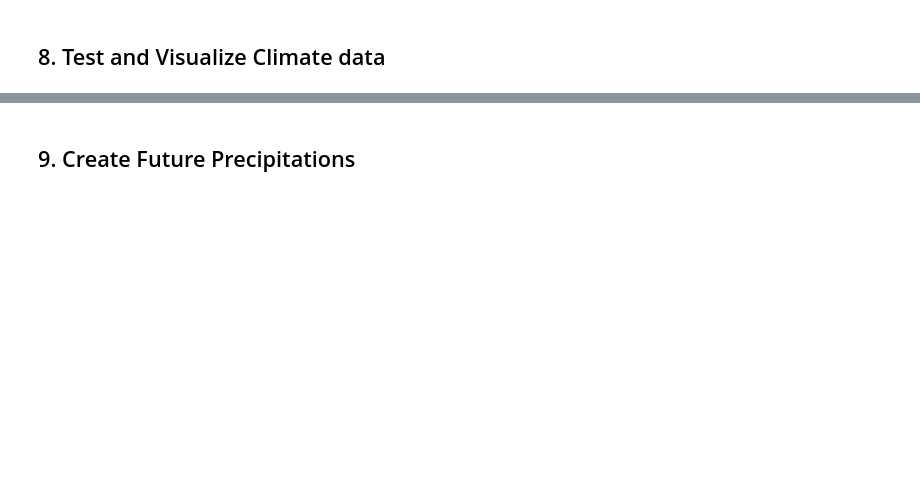
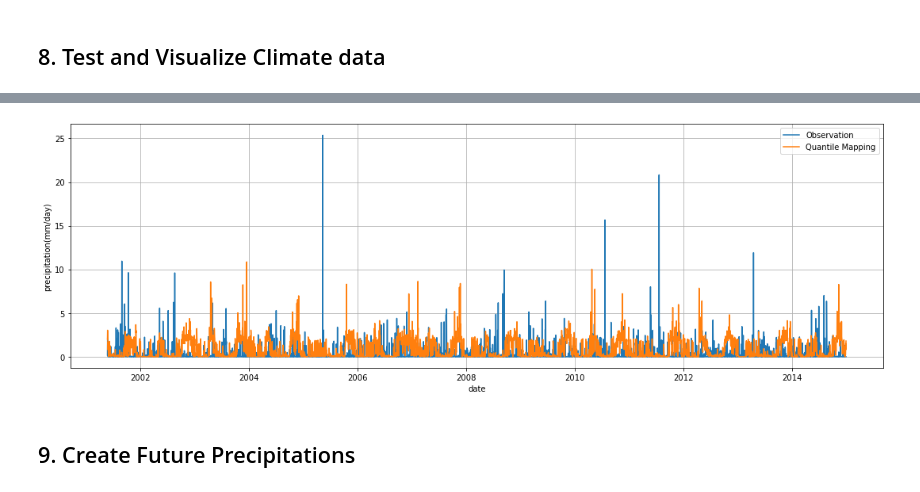
Before and after one commit to DavidChoi76/CCdownscaling, a Jupyter notebook: example/2_application_of _downscaling_methods_using_climate_data (Uganda).ipynb, the cells around one changed output, grey strips where cells are left out. Cells and saved outputs as stored; diff of their text form; code cells hidden in the pictures; blank space fills up the shorter version.

```diff
--- a/example/2_application_of _downscaling_methods_using_climate_data (Uganda).ipynb
+++ b/example/2_application_of _downscaling_methods_using_climate_data (Uganda).ipynb
@@ -134,8 +309,8 @@ linear = sklearn.linear_model.LinearRegression()
 ## 7. Train Climate Data
 # %%
 # train
-som.fit(training_data, train_hist, seed=1)
+#som.fit(training_data, train_hist, seed=1)
 random_forest.fit(training_data, train_hist)
 rf_two_part.fit(training_data, train_hist)
 linear.fit(training_data, train_hist)
-qmap.fit(rean_precip_train, train_hist)
+qmap.fit(training_data, train_hist)
@@ -147,8 +326,7 @@ from sklearn.metrics import mean_absolute_error
 from sklearn.metrics import r2_score
 # %%
 # generate outputs from the test data
-som_output = som.predict(test_data)
+#som_output = som.predict(test_data)
 random_forest_output = random_forest.predict(test_data)
 rf_two_part_output = rf_two_part.predict(test_data)
-linear_output = linear.predict(test_data)
-qmap_output = qmap.predict(rean_precip_test)
+qmap_output = qmap.predict(test_data)
@@ -180,3 +379,14 @@ mse, mae, r2
+# %%
+fig, ax = plt.subplots(1, 1, figsize=(15,5))
+ax.plot(total_data["date"][train_split:].values, test_hist, total_data["date"][train_split:].values, qmap_output)
+ax.set_xlabel('date')
+ax.set_ylabel('precipitation(mm/day)')
+ax.grid(True)
+ax.legend(['Observation', 'Quantile Mapping'])
+fig.tight_layout()
+plt.show()
+# %% [output]
+[figure, added]
 # %% [markdown]
 ## 9. Create Future Precipitations
 # %%
```
Also changed, not shown: parts of 61 cells of this notebook, 1 other file.
